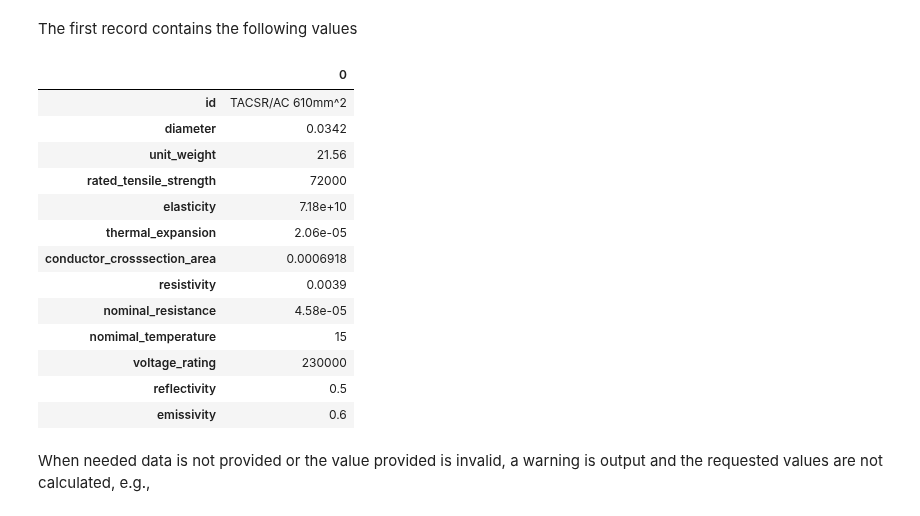
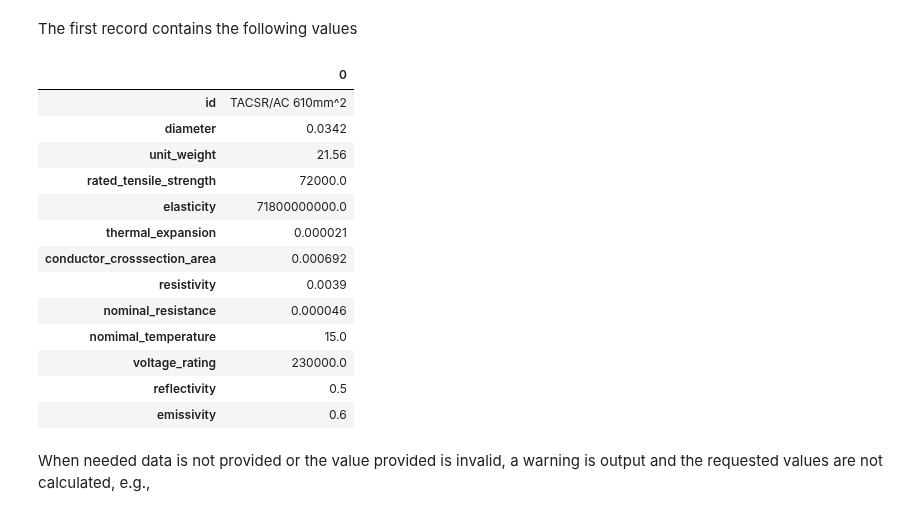
Before and after one commit to arras-energy/gridlabd, a Jupyter notebook: tutorials/Geodata/tutorial.ipynb, the cells around one changed output. Saved outputs shown, nothing was run; the diff lists cells and outputs as text; code cells hidden in the pictures.

Commit message:
Fix geodata tutorial (#101)
Signed-off-by: David P. Chassin <david.chassin@me.com>

```diff
--- a/tutorials/Geodata/tutorial.ipynb
+++ b/tutorials/Geodata/tutorial.ipynb
@@ -714,20 +712,20 @@ emissivity
 # %% [markdown]
 The first record contains the following values
 # %%
-pandas.read_csv("../geodata_powerline_cabletypes.csv",nrows=1).transpose()
+pandas.read_csv("geodata_powerline_cabletypes.csv",nrows=1).transpose()
 # %% [output]
 |  | 0 |
 | id | TACSR/AC 610mm^2 |
 | diameter | 0.0342 |
 | unit_weight | 21.56 |
-| rated_tensile_strength | 72000 |
-| elasticity | 7.18e+10 |
-| thermal_expansion | 2.06e-05 |
-| conductor_crosssection_area | 0.0006918 |
+| rated_tensile_strength | 72000.0 |
+| elasticity | 71800000000.0 |
+| thermal_expansion | 0.000021 |
+| conductor_crosssection_area | 0.000692 |
 | resistivity | 0.0039 |
-| nominal_resistance | 4.58e-05 |
-| nomimal_temperature | 15 |
-| voltage_rating | 230000 |
+| nominal_resistance | 0.000046 |
+| nomimal_temperature | 15.0 |
+| voltage_rating | 230000.0 |
 | reflectivity | 0.5 |
 | emissivity | 0.6 |
 # %% [markdown]
```
Also changed, not shown: parts of 35 cells of this notebook, 4 other files.
